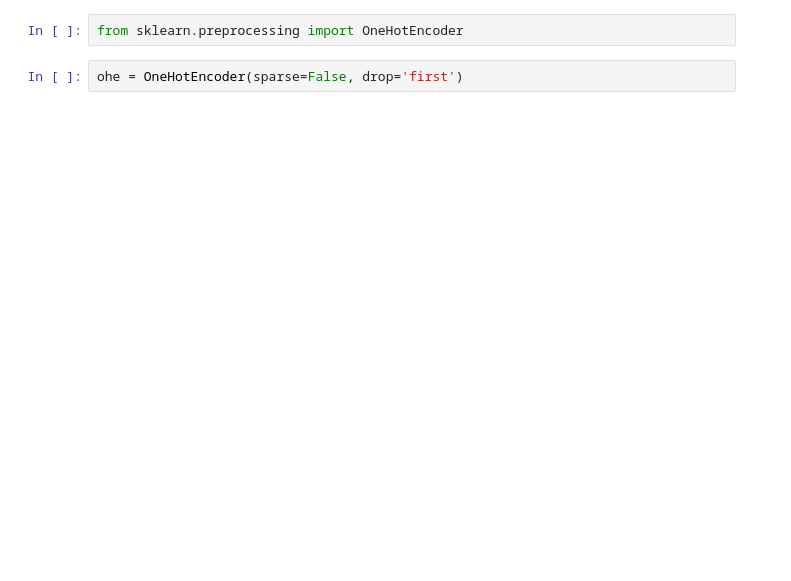
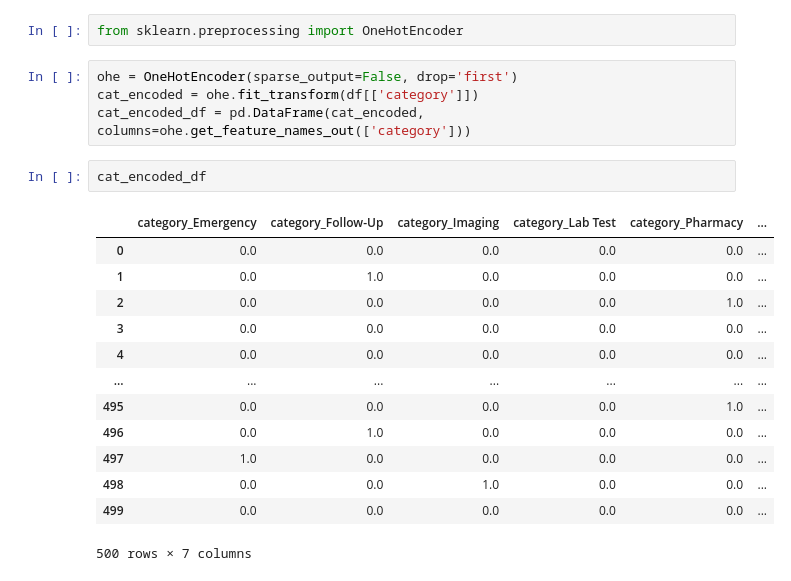
Before and after one commit to yashdive/-invoice-violation-detector, a Jupyter notebook: notebooks/01_model_dev.ipynb, the cells around one changed output. Cells and saved outputs as stored; diff of their text form; blank space fills up the shorter version.

```diff
--- a/notebooks/01_model_dev.ipynb
+++ b/notebooks/01_model_dev.ipynb
@@ -93,5 +93,23 @@ df.head()
 | 4 | Consultation with physician | Procedure | 354.24 | 3 | 1062.72 | 0 | 0 | 0 | ... |
 # %%
 from sklearn.preprocessing import OneHotEncoder
-# %%
-ohe = OneHotEncoder(sparse=False, drop='first')
+# %%
+ohe = OneHotEncoder(sparse_output=False, drop='first')
+cat_encoded = ohe.fit_transform(df[['category']])
+cat_encoded_df = pd.DataFrame(cat_encoded, columns=ohe.get_feature_names_out(['category']))
+# %%
+cat_encoded_df
+# %% [output]
+|  | category_Emergency | category_Follow-Up | category_Imaging | category_Lab Test | category_Pharmacy | ... |
+| 0 | 0.0 | 0.0 | 0.0 | 0.0 | 0.0 | ... |
+| 1 | 0.0 | 1.0 | 0.0 | 0.0 | 0.0 | ... |
+| 2 | 0.0 | 0.0 | 0.0 | 0.0 | 1.0 | ... |
+| 3 | 0.0 | 0.0 | 0.0 | 0.0 | 0.0 | ... |
+| 4 | 0.0 | 0.0 | 0.0 | 0.0 | 0.0 | ... |
+| ... | ... | ... | ... | ... | ... | ... |
+| 495 | 0.0 | 0.0 | 0.0 | 0.0 | 1.0 | ... |
+| 496 | 0.0 | 1.0 | 0.0 | 0.0 | 0.0 | ... |
+| 497 | 1.0 | 0.0 | 0.0 | 0.0 | 0.0 | ... |
+| 498 | 0.0 | 0.0 | 1.0 | 0.0 | 0.0 | ... |
+| 499 | 0.0 | 0.0 | 0.0 | 0.0 | 0.0 | ... |
+500 rows × 7 columns
```
Also changed, not shown: parts of 13 cells of this notebook.
